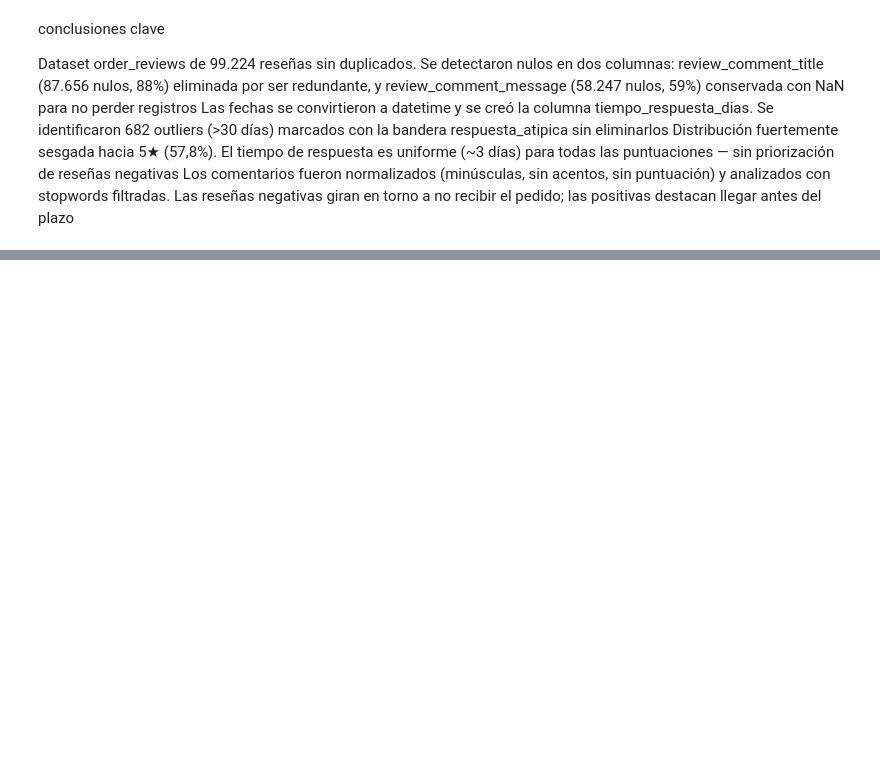
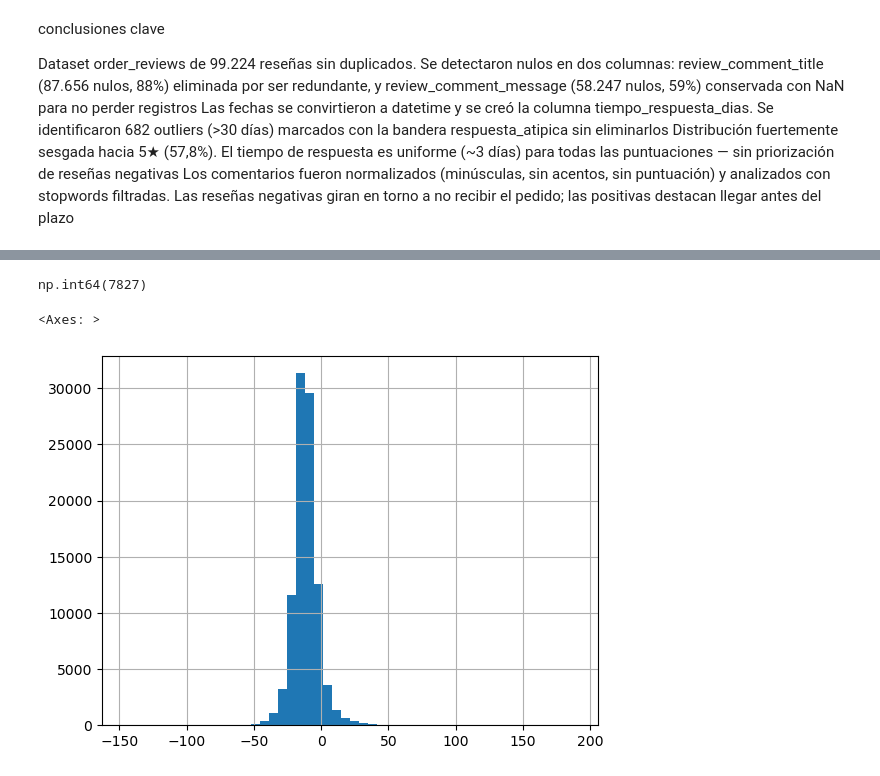
Before and after one commit to ela-art/Brazilian-ecommerce-sql-analysis., a Jupyter notebook: notebooks/Eda_olist.ipynb, the cells around one changed output, grey strips where cells are left out. Saved outputs shown, nothing was run; the diff lists cells and outputs as text; code cells hidden in the pictures; blank space fills up the shorter version.

```diff
--- a/notebooks/Eda_olist.ipynb
+++ b/notebooks/Eda_olist.ipynb
@@ -696,0 +748,13 @@ Los comentarios fueron normalizados (minúsculas, sin acentos, sin puntuación)
+# %%
+date_cols = [
+    'order_purchase_timestamp',
+    'order_approved_at',
+    'order_delivered_carrier_date',
+    'order_delivered_customer_date',
+    'order_estimated_delivery_date'
+]
+
+for col in date_cols:
+    orders[col] = pd.to_datetime(orders[col], errors='coerce')
+
+orders[date_cols].dtypes
@@ -696,0 +795,20 @@ Los comentarios fueron normalizados (minúsculas, sin acentos, sin puntuación)
+# %%
+#calcula diferencias (tiempos entre etapas)
+
+orders['approval_time_days'] = (
+    orders['order_approved_at'] - orders['order_purchase_timestamp']
+).dt.total_seconds() / 86400
+
+orders['carrier_time_days'] = (
+    orders['order_delivered_carrier_date'] - orders['order_approved_at']
+).dt.total_seconds() / 86400
+
+orders['delivery_time_days'] = (
+    orders['order_delivered_customer_date'] - orders['order_purchase_timestamp']
+).dt.total_seconds() / 86400
+
+orders['estimated_vs_actual_days'] = (
+    orders['order_delivered_customer_date'] - orders['order_estimated_delivery_date']
+).dt.total_seconds() / 86400
+
+orders[['approval_time_days','carrier_time_days','delivery_time_days','estimated_vs_actual_days']].describe()
@@ -696,0 +825,10 @@ Los comentarios fueron normalizados (minúsculas, sin acentos, sin puntuación)
+# %%
+#retrasados
+(orders['estimated_vs_actual_days'] > 0).sum()
+# %% [output]
+np.int64(7827)
+# %%
+orders['estimated_vs_actual_days'].hist(bins=50)
+# %% [output]
+<Axes: >
+[figure, added]
```
Also changed, not shown: parts of 28 cells of this notebook, 3 other files.
